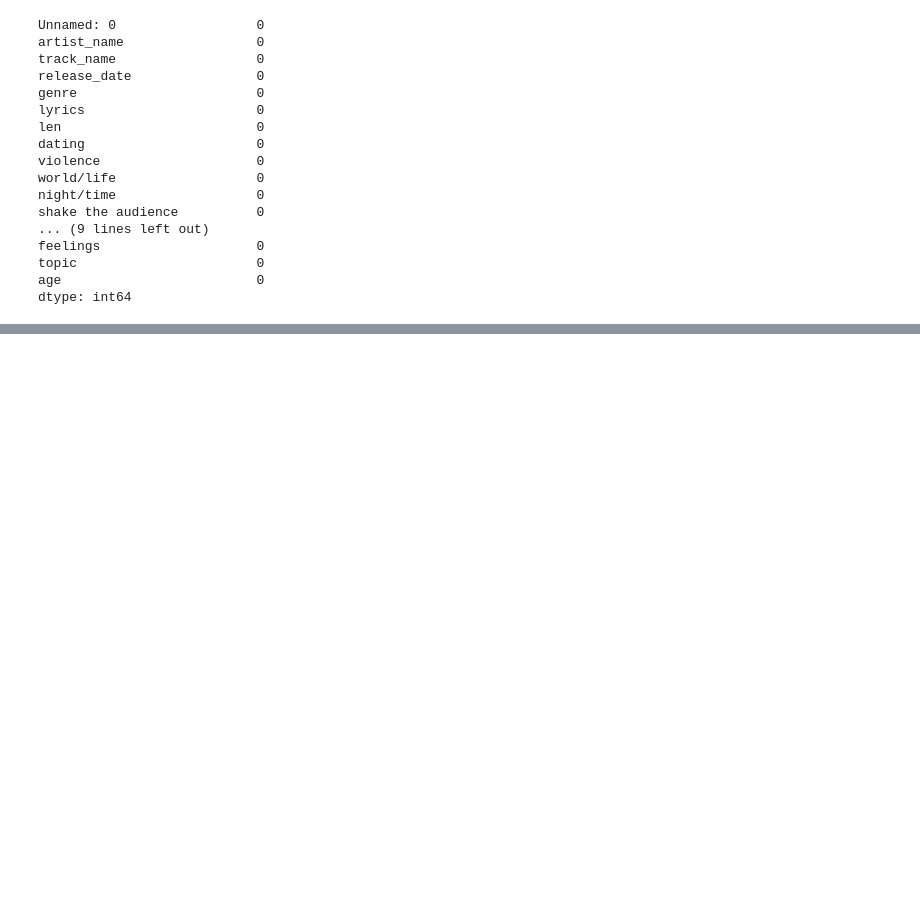
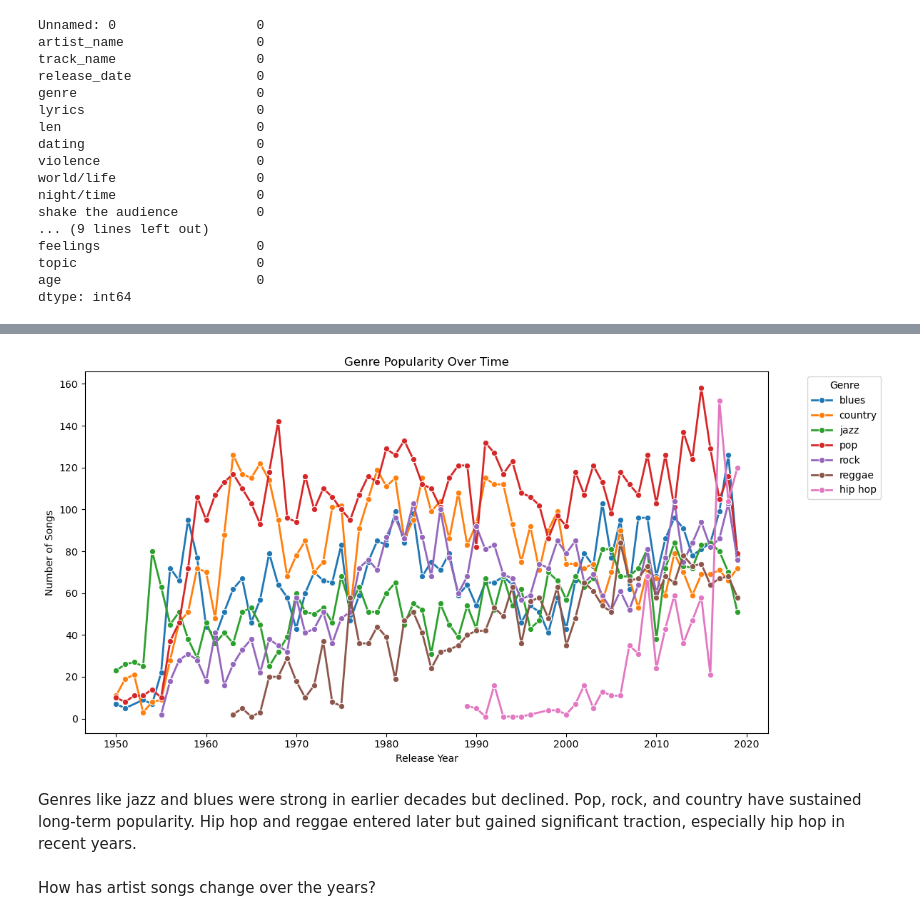
Before and after one commit to khadazhaia/Music-Recommendation-Algorithm, a Jupyter notebook: code/01eda.ipynb, the cells around one changed output, grey strips where cells are left out. Cells and saved outputs as stored; diff of their text form; code cells hidden in the pictures; blank space fills up the shorter version.

```diff
--- a/code/01eda.ipynb
+++ b/code/01eda.ipynb
@@ -127,0 +257,5 @@ dtype: int64
+# %%
+# Group by genre and year
+genre_year = music_df.groupby(["release_date", "genre"]).size().reset_index(name="count")
+
+genre_year
@@ -127,0 +276,17 @@ dtype: int64
+# %%
+# Plot all genres over the years
+plt.figure(figsize=(12, 6))
+sns.lineplot(data=genre_year, x="release_date", y="count", hue="genre", marker="o", linewidth=2)
+
+plt.title("Genre Popularity Over Time")
+plt.xlabel("Release Year")
+plt.ylabel("Number of Songs")
+plt.legend(title="Genre", bbox_to_anchor=(1.05, 1), loc="upper left")
+plt.tight_layout()
+plt.show()
+# %% [output]
+[figure, added]
+# %% [markdown]
+Genres like jazz and blues were strong in earlier decades but declined. Pop, rock, and country have sustained long-term popularity. Hip hop and reggae entered later but gained significant traction, especially hip hop in recent years.
+# %% [markdown]
+How has artist songs change over the years?
```
Also changed, not shown: parts of 38 cells of this notebook.
